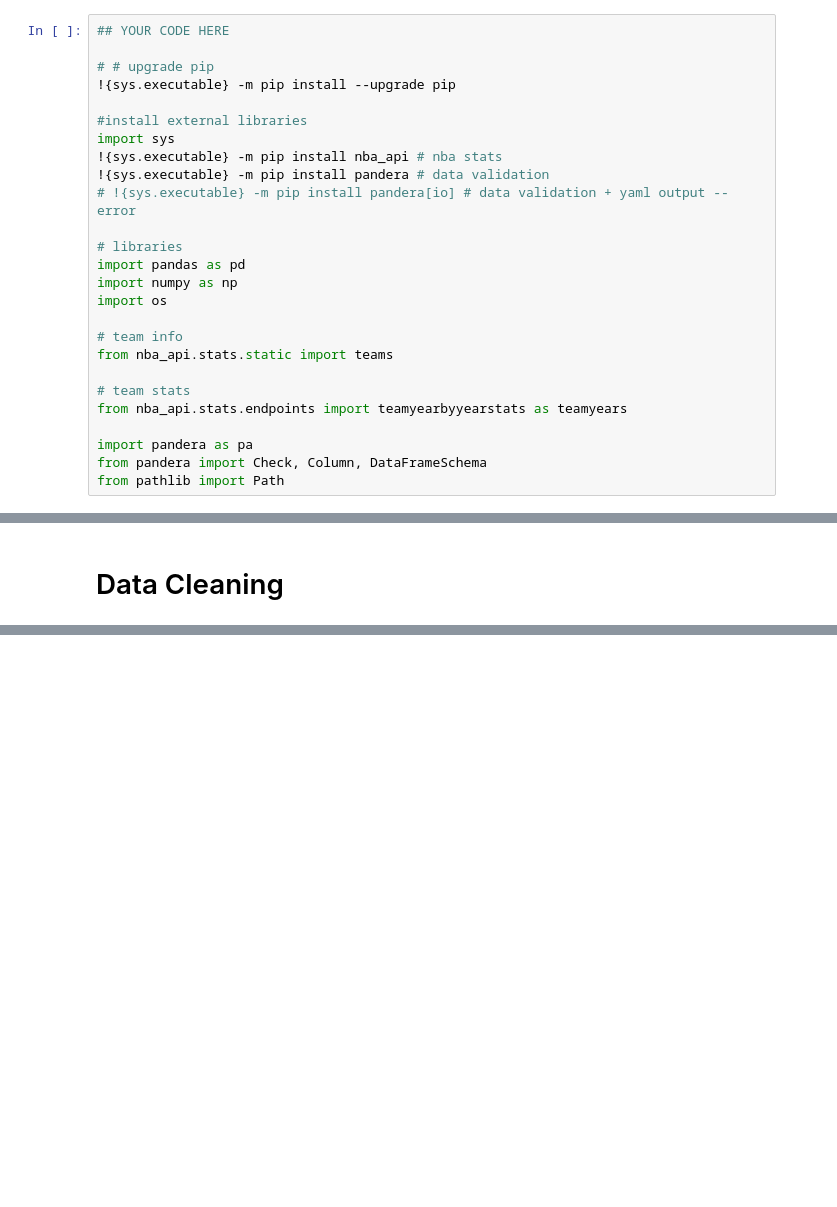
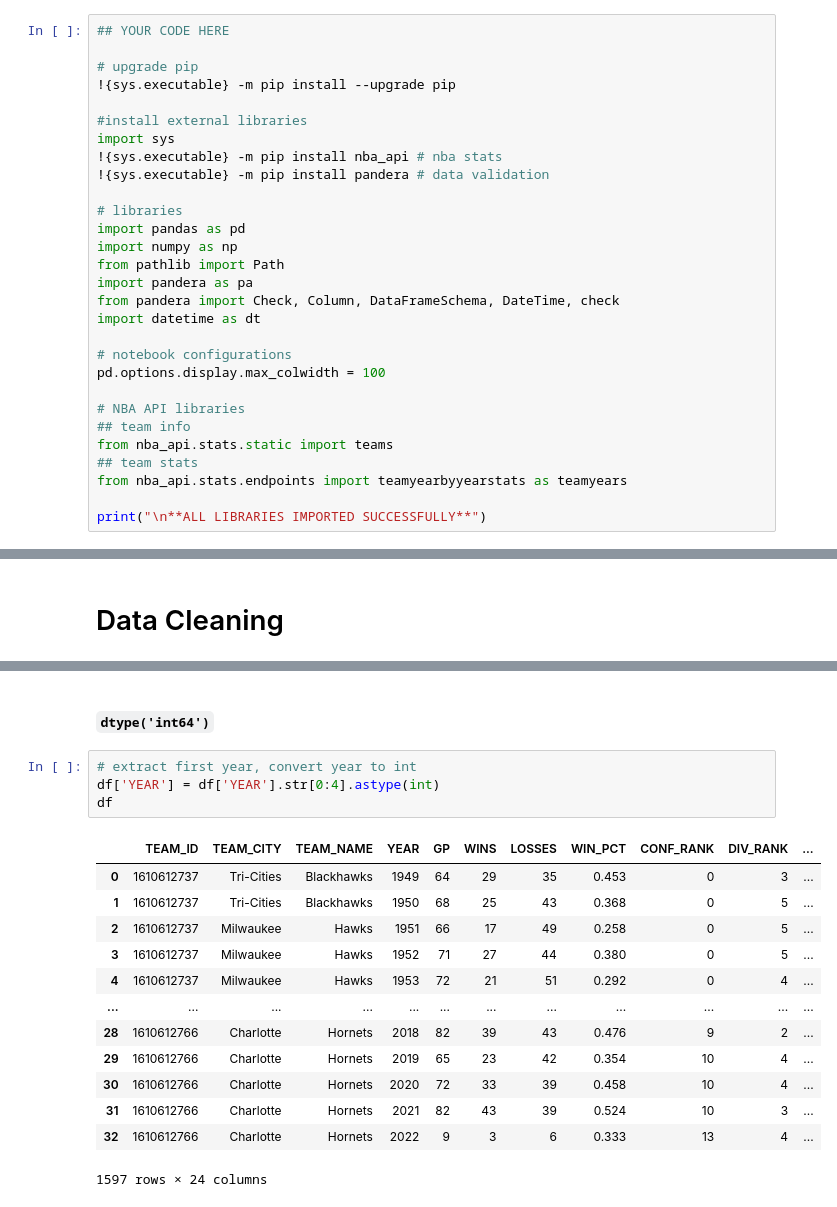
Before and after one commit to bzekeria/nba_3-pt_analysis, a Jupyter notebook: DataCheckpointGroup_018-Fa22.ipynb, the cells around one changed output, grey strips where cells are left out. Cells and saved outputs as stored; diff of their text form; blank space fills up the shorter version.

Commit message:
Submit Data Checkpoint

````diff
--- a/DataCheckpointGroup_018-Fa22.ipynb
+++ b/DataCheckpointGroup_018-Fa22.ipynb
@@ -31,29 +37,32 @@ If you plan to use multiple datasets, add 1-2 sentences about how you plan to co
 # %%
 ## YOUR CODE HERE
 
-# # upgrade pip
+# upgrade pip
 !{sys.executable} -m pip install --upgrade pip
 
 #install external libraries
 import sys
 !{sys.executable} -m pip install nba_api # nba stats
 !{sys.executable} -m pip install pandera # data validation
-# !{sys.executable} -m pip install pandera[io] # data validation + yaml output --error
 
 # libraries
 import pandas as pd
 import numpy as np
-import os
+from pathlib import Path
+import pandera as pa
+from pandera import Check, Column, DataFrameSchema, DateTime, check
+import datetime as dt
 
-# team info
+# notebook configurations
+pd.options.display.max_colwidth = 100
+
+# NBA API libraries
+## team info
 from nba_api.stats.static import teams
-
-# team stats
+## team stats
 from nba_api.stats.endpoints import teamyearbyyearstats as teamyears
 
-import pandera as pa
-from pandera import Check, Column, DataFrameSchema
-from pathlib import Path
+print("\n**ALL LIBRARIES IMPORTED SUCCESSFULLY**")
 # %% [output]
 /bin/bash: {sys.executable}: command not found
 Defaulting to user installation because normal site-packages is not writeable
@@ -262,0 +298,20 @@ f.write_text(yaml_schema)
+# %% [markdown]
+#### ```dtype('int64')```
+# %%
+# extract first year, convert year to int
+df['YEAR'] = df['YEAR'].str[0:4].astype(int)
+df
+# %% [output]
+|  | TEAM_ID | TEAM_CITY | TEAM_NAME | YEAR | GP | WINS | LOSSES | WIN_PCT | CONF_RANK | DIV_RANK | ... |
+| 0 | 1610612737 | Tri-Cities | Blackhawks | 1949 | 64 | 29 | 35 | 0.453 | 0 | 3 | ... |
+| 1 | 1610612737 | Tri-Cities | Blackhawks | 1950 | 68 | 25 | 43 | 0.368 | 0 | 5 | ... |
+| 2 | 1610612737 | Milwaukee | Hawks | 1951 | 66 | 17 | 49 | 0.258 | 0 | 5 | ... |
+| 3 | 1610612737 | Milwaukee | Hawks | 1952 | 71 | 27 | 44 | 0.380 | 0 | 5 | ... |
+| 4 | 1610612737 | Milwaukee | Hawks | 1953 | 72 | 21 | 51 | 0.292 | 0 | 4 | ... |
+| ... | ... | ... | ... | ... | ... | ... | ... | ... | ... | ... | ... |
+| 28 | 1610612766 | Charlotte | Hornets | 2018 | 82 | 39 | 43 | 0.476 | 9 | 2 | ... |
+| 29 | 1610612766 | Charlotte | Hornets | 2019 | 65 | 23 | 42 | 0.354 | 10 | 4 | ... |
+| 30 | 1610612766 | Charlotte | Hornets | 2020 | 72 | 33 | 39 | 0.458 | 10 | 4 | ... |
+| 31 | 1610612766 | Charlotte | Hornets | 2021 | 82 | 43 | 39 | 0.524 | 10 | 3 | ... |
+| 32 | 1610612766 | Charlotte | Hornets | 2022 | 9 | 3 | 6 | 0.333 | 13 | 4 | ... |
+1597 rows × 24 columns
````
Also changed, not shown: parts of 53 cells of this notebook.
